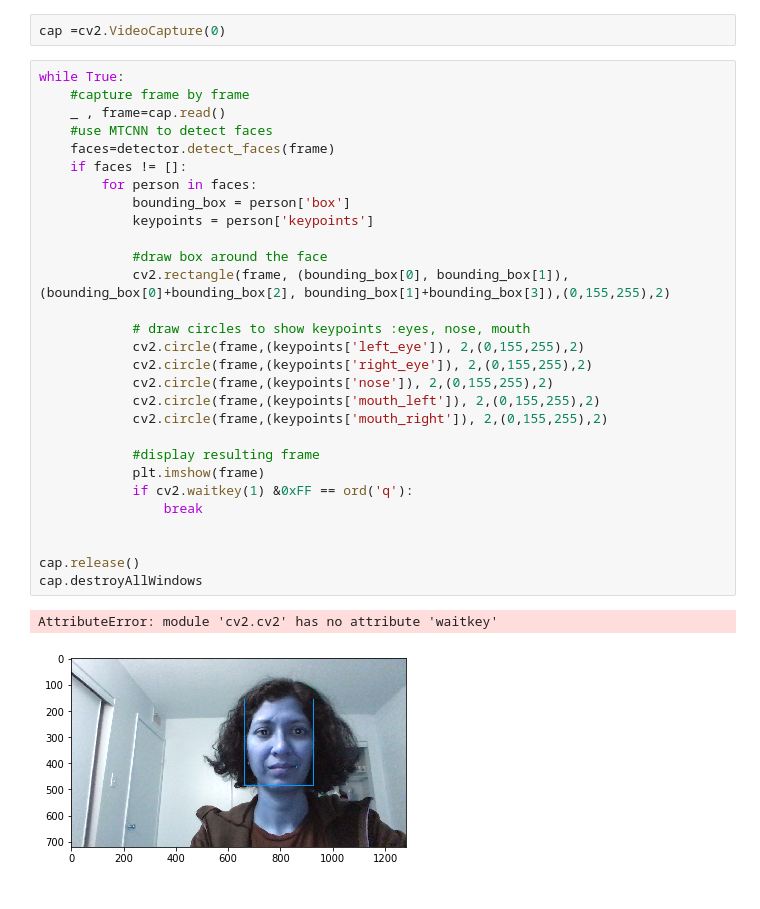
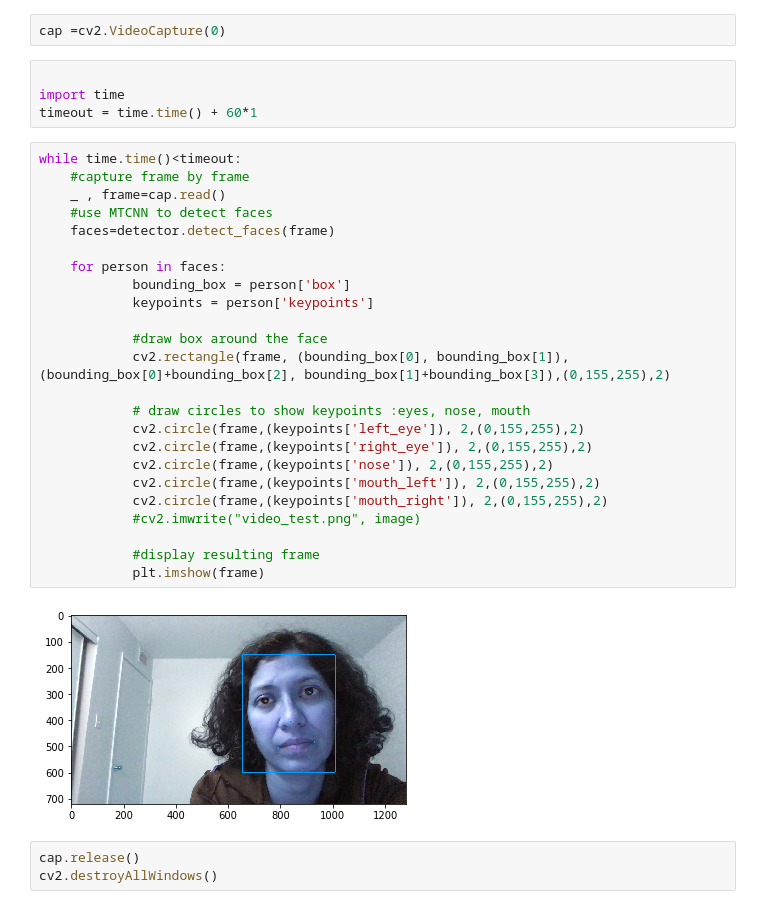
Before and after one commit to garima0106/GAN, a Jupyter notebook: FaceDetection_Video_MTCNN.ipynb, the cells around one changed output. Cells and saved outputs as stored; diff of their text form.

Commit message:
updating video detection using MTCNN

```diff
--- a/FaceDetection_Video_MTCNN.ipynb
+++ b/FaceDetection_Video_MTCNN.ipynb
@@ -36,35 +34,36 @@ detector.detect_faces(image)
    'mouth_right': (540, 1225)}}]
 # %%
 cap =cv2.VideoCapture(0)
+# %%
+
+import time
+timeout = time.time() + 60*1
 # %%
-while True:
+while time.time()<timeout:
     #capture frame by frame
     _ , frame=cap.read()
     #use MTCNN to detect faces
     faces=detector.detect_faces(frame)
-    if faces != []:
-        for person in faces:
+
+    for person in faces:
             bounding_box = person['box']
             keypoints = person['keypoints']
 
             #draw box around the face
             cv2.rectangle(frame, (bounding_box[0], bounding_box[1]), (bounding_box[0]+bounding_box[2], bounding_box[1]+bounding_box[3]),(0,155,255),2)
 
             # draw circles to show keypoints :eyes, nose, mouth
             cv2.circle(frame,(keypoints['left_eye']), 2,(0,155,255),2)
             cv2.circle(frame,(keypoints['right_eye']), 2,(0,155,255),2)
             cv2.circle(frame,(keypoints['nose']), 2,(0,155,255),2)
             cv2.circle(frame,(keypoints['mouth_left']), 2,(0,155,255),2)
             cv2.circle(frame,(keypoints['mouth_right']), 2,(0,155,255),2)
+            #cv2.imwrite("video_test.png", image)
 
             #display resulting frame
             plt.imshow(frame)
-            if cv2.waitkey(1) &0xFF == ord('q'):
-                break
-
-
-cap.release()
-cap.destroyAllWindows
 # %% [output]
-AttributeError: module 'cv2.cv2' has no attribute 'waitkey'
-[figure, old version]
+[figure, new version]
+# %%
+cap.release()
+cv2.destroyAllWindows()
```
Also changed, not shown: parts of 1 cell of this notebook.
